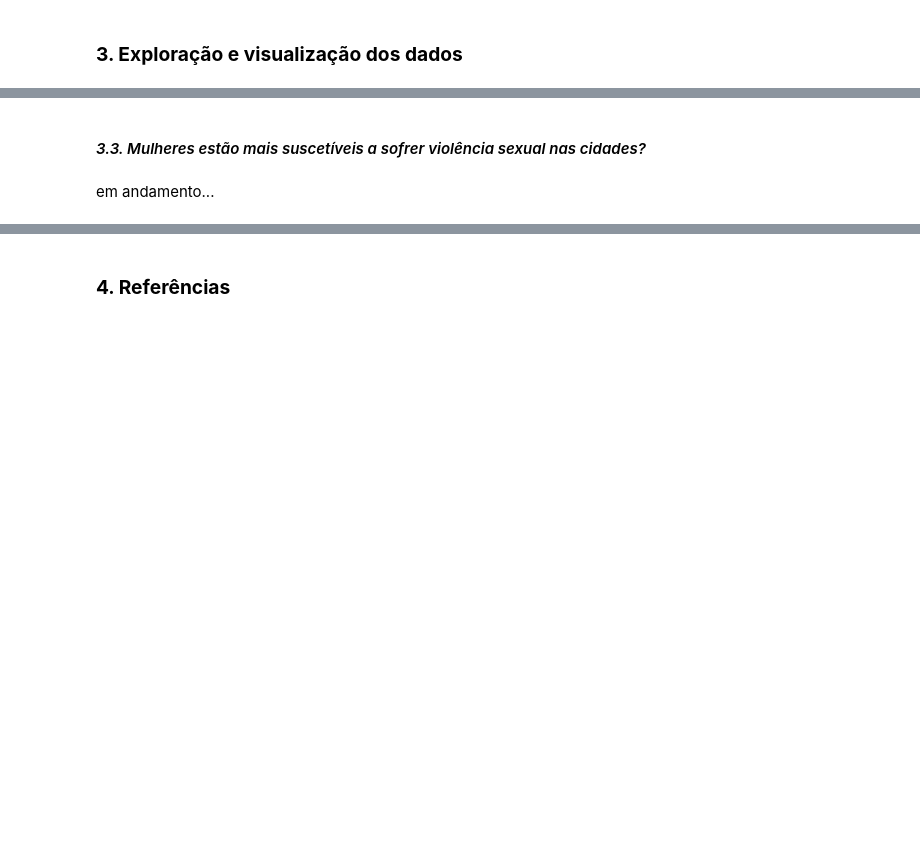
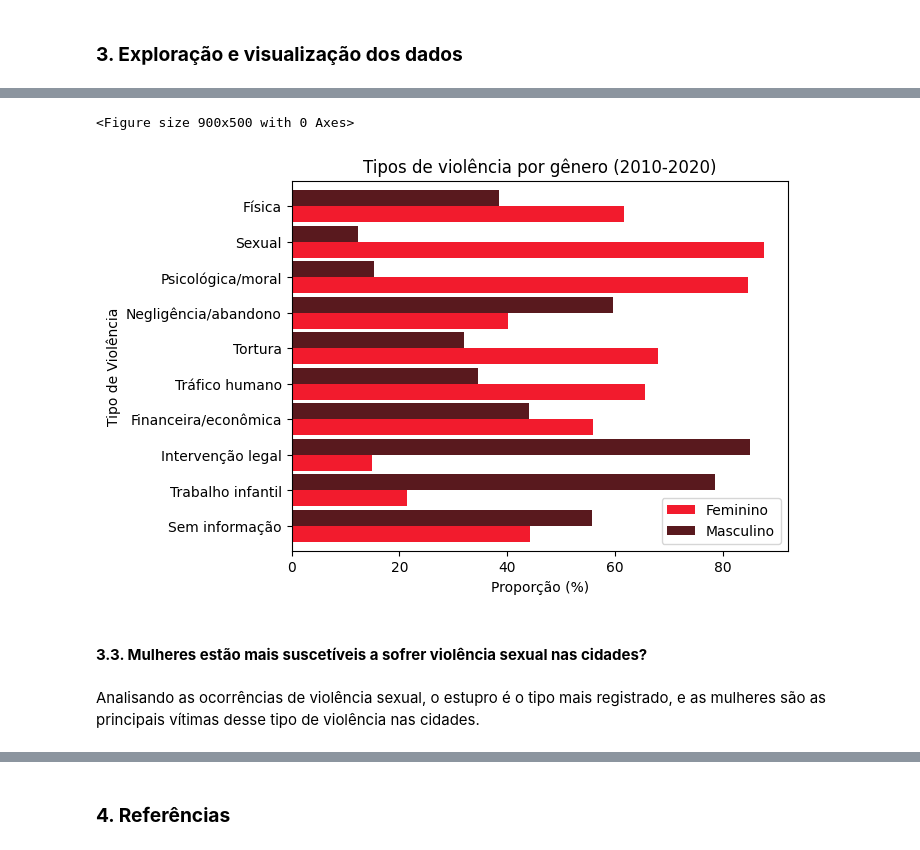
Before and after one commit to freitascarla/analise-violencia-genero-cidade, a Jupyter notebook: analise-exploratoria/analise_exploratoria.ipynb, the cells around one changed output, grey strips where cells are left out. Drawn from its saved outputs; the diff is of its cells as text; code cells hidden in the pictures; blank space fills up the shorter version.

```diff
--- a/analise-exploratoria/analise_exploratoria.ipynb
+++ b/analise-exploratoria/analise_exploratoria.ipynb
@@ -1537,0 +1638,6 @@ em andamento...
+# %%
+#agrupando os tipos de violência por gênero
+
+df_tipo_viol = df_dados['SEXO'].groupby(df_dados['TIPO_VIOL']).value_counts(normalize= True)*100
+df_tipo_viol = df_tipo_viol.unstack().sort_values('Feminino', ascending= False).drop(['Sem informação'], axis= 1)
+df_tipo_viol
@@ -1538,4 +1657,23 @@ em andamento...
+# %%
+# plotando o gráfico
+
+plt.figure(figsize=(9,5))
+
+rotulos_tipo_viol = ['Sem informação', 'Trabalho infantil', 'Intervenção legal', 'Financeira/econômica',
+                     'Tráfico humano', 'Tortura', 'Negligência/abandono', 'Psicológica/moral', 'Sexual', 'Física']
+
+df_tipo_viol.loc[rotulos_tipo_viol].plot.barh(color = ['#F21B2D', '#59191E', '#F2ACB2'], width = 0.9)
+
+plt.title('Tipos de violência por gênero (2010-2020)')
+plt.xlabel('Proporção (%)')
+plt.ylabel('Tipo de Violência')
+plt.legend(loc=4)
+
+plt.show()
+# %% [output]
+<Figure size 900x500 with 0 Axes>
+[figure, added]
 # %% [markdown]
-#### _3.3. Mulheres estão mais suscetíveis a sofrer violência sexual nas cidades?_
+#### **3.3. Mulheres estão mais suscetíveis a sofrer violência sexual nas cidades?**
-# %% [markdown]
-em andamento...
+# %% [markdown]
+Analisando as ocorrências de violência sexual, o estupro é o tipo mais registrado, e as mulheres são as principais vítimas desse tipo de violência nas cidades.
```
Also changed, not shown: parts of 21 cells of this notebook.
